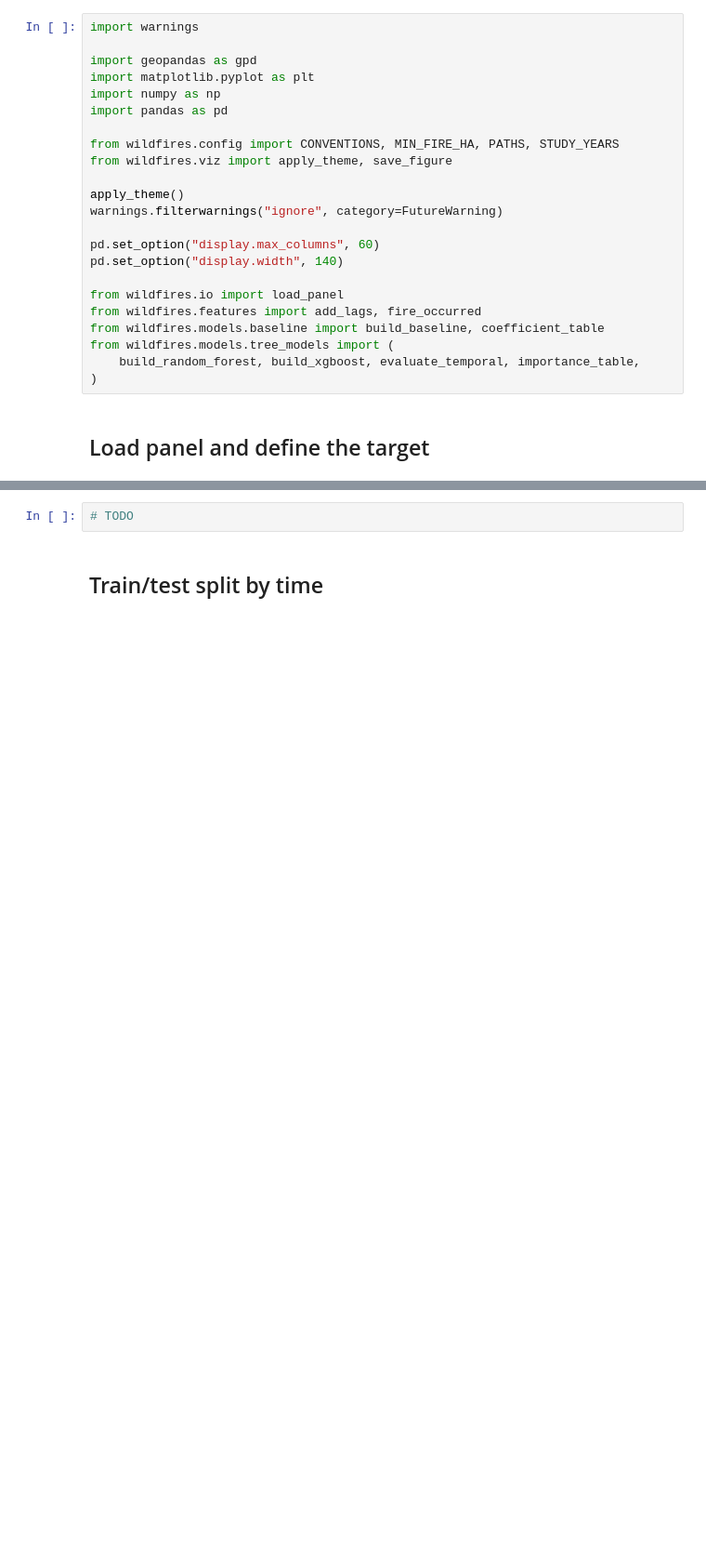
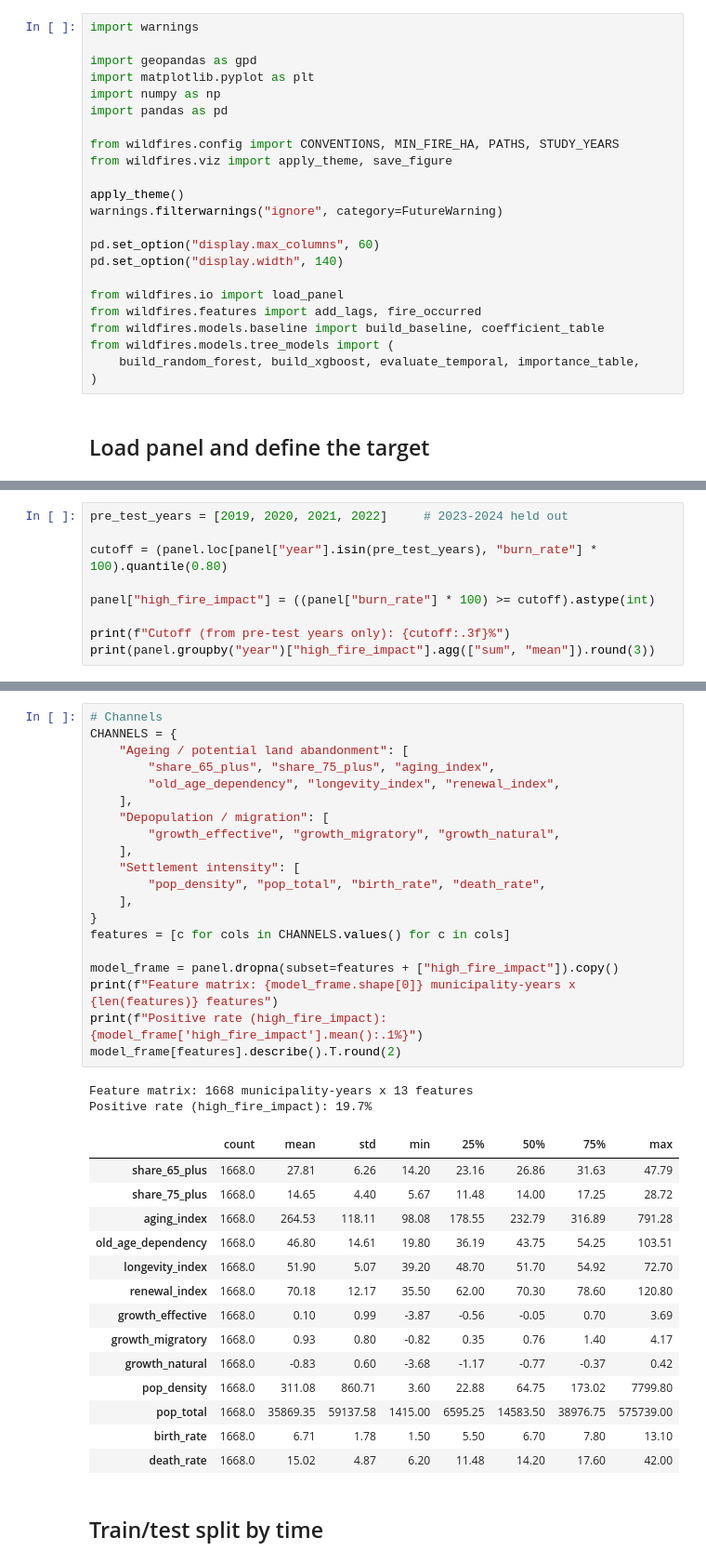
Before and after one commit to rogerjeasy/sustainability-analytics, a Jupyter notebook: notebooks/04_ml_fire_risk.ipynb, the cells around one changed output, grey strips where cells are left out. Shown at 93% size. Cells and saved outputs as stored; diff of their text form; blank space fills up the shorter version.

```diff
--- a/notebooks/04_ml_fire_risk.ipynb
+++ b/notebooks/04_ml_fire_risk.ipynb
@@ -41,0 +82,9 @@ from wildfires.models.tree_models import (
+# %%
+pre_test_years = [2019, 2020, 2021, 2022]     # 2023-2024 held out
+
+cutoff = (panel.loc[panel["year"].isin(pre_test_years), "burn_rate"] * 100).quantile(0.80)
+
+panel["high_fire_impact"] = ((panel["burn_rate"] * 100) >= cutoff).astype(int)
+
+print(f"Cutoff (from pre-test years only): {cutoff:.3f}%")
+print(panel.groupby("year")["high_fire_impact"].agg(["sum", "mean"]).round(3))
@@ -44,5 +116,40 @@ from wildfires.models.tree_models import (
 # %%
-# TODO
+# Channels
+CHANNELS = {
+    "Ageing / potential land abandonment": [
+        "share_65_plus", "share_75_plus", "aging_index",
+        "old_age_dependency", "longevity_index", "renewal_index",
+    ],
+    "Depopulation / migration": [
+        "growth_effective", "growth_migratory", "growth_natural",
+    ],
+    "Settlement intensity": [
+        "pop_density", "pop_total", "birth_rate", "death_rate",
+    ],
+}
+features = [c for cols in CHANNELS.values() for c in cols]
+
+model_frame = panel.dropna(subset=features + ["high_fire_impact"]).copy()
+print(f"Feature matrix: {model_frame.shape[0]} municipality-years x {len(features)} features")
+print(f"Positive rate (high_fire_impact): {model_frame['high_fire_impact'].mean():.1%}")
+model_frame[features].describe().T.round(2)
+# %% [output]
+Feature matrix: 1668 municipality-years x 13 features
+Positive rate (high_fire_impact): 19.7%
+|  | count | mean | std | min | 25% | 50% | 75% | max |
+| share_65_plus | 1668.0 | 27.81 | 6.26 | 14.20 | 23.16 | 26.86 | 31.63 | 47.79 |
+| share_75_plus | 1668.0 | 14.65 | 4.40 | 5.67 | 11.48 | 14.00 | 17.25 | 28.72 |
+| aging_index | 1668.0 | 264.53 | 118.11 | 98.08 | 178.55 | 232.79 | 316.89 | 791.28 |
+| old_age_dependency | 1668.0 | 46.80 | 14.61 | 19.80 | 36.19 | 43.75 | 54.25 | 103.51 |
+| longevity_index | 1668.0 | 51.90 | 5.07 | 39.20 | 48.70 | 51.70 | 54.92 | 72.70 |
+| renewal_index | 1668.0 | 70.18 | 12.17 | 35.50 | 62.00 | 70.30 | 78.60 | 120.80 |
+| growth_effective | 1668.0 | 0.10 | 0.99 | -3.87 | -0.56 | -0.05 | 0.70 | 3.69 |
+| growth_migratory | 1668.0 | 0.93 | 0.80 | -0.82 | 0.35 | 0.76 | 1.40 | 4.17 |
+| growth_natural | 1668.0 | -0.83 | 0.60 | -3.68 | -1.17 | -0.77 | -0.37 | 0.42 |
+| pop_density | 1668.0 | 311.08 | 860.71 | 3.60 | 22.88 | 64.75 | 173.02 | 7799.80 |
+| pop_total | 1668.0 | 35869.35 | 59137.58 | 1415.00 | 6595.25 | 14583.50 | 38976.75 | 575739.00 |
+| birth_rate | 1668.0 | 6.71 | 1.78 | 1.50 | 5.50 | 6.70 | 7.80 | 13.10 |
+| death_rate | 1668.0 | 15.02 | 4.87 | 6.20 | 11.48 | 14.20 | 17.60 | 42.00 |
 # %% [markdown]
 ## Train/test split by time
 # %%
```
Also changed, not shown: parts of 24 cells of this notebook.
